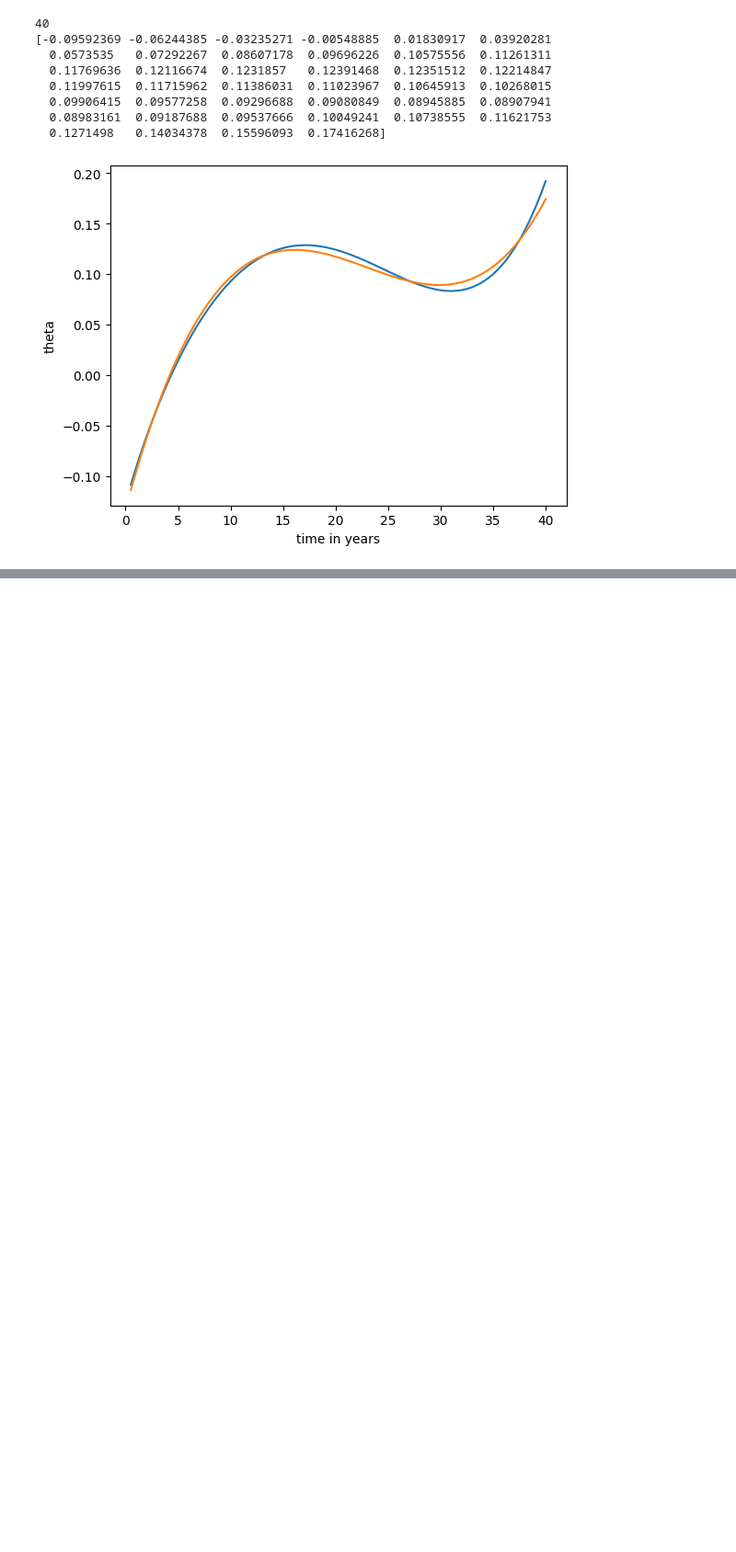
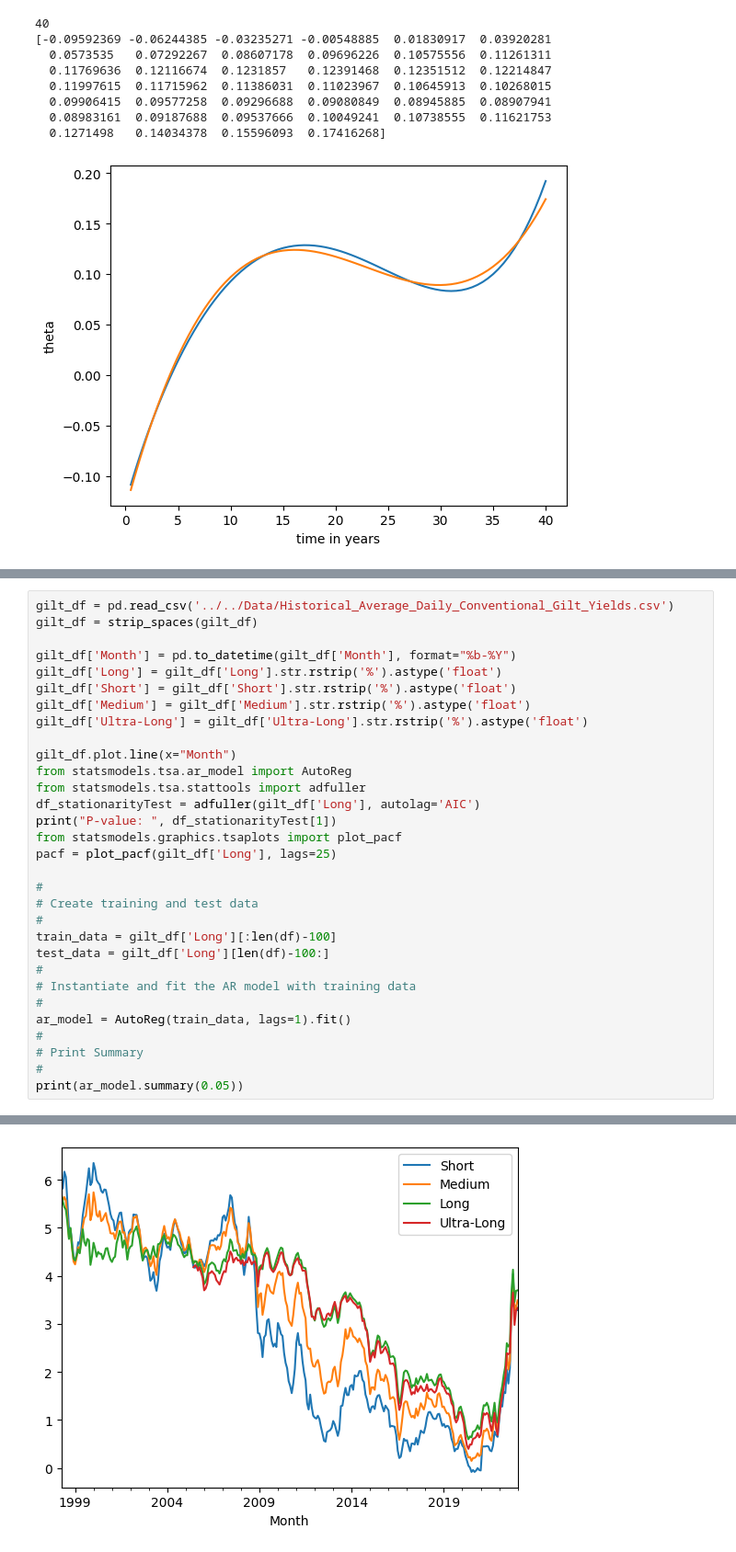
Before and after one commit to sophiebella28/pension_model, a Jupyter notebook: python/calibrate.ipynb, the cells around one changed output, grey strips where cells are left out. Shown: that part at 92% size. Cells and saved outputs as stored; diff of their text form; blank space fills up the shorter version.

```diff
--- a/python/calibrate.ipynb
+++ b/python/calibrate.ipynb
@@ -89,0 +136,32 @@ Ultra-Long -0.868976  0.248395  0.794168  0.938617  0.996863    1.000000
+# %%
+gilt_df = pd.read_csv('../../Data/Historical_Average_Daily_Conventional_Gilt_Yields.csv')
+gilt_df = strip_spaces(gilt_df)
+
+gilt_df['Month'] = pd.to_datetime(gilt_df['Month'], format="%b-%Y")
+gilt_df['Long'] = gilt_df['Long'].str.rstrip('%').astype('float')
+gilt_df['Short'] = gilt_df['Short'].str.rstrip('%').astype('float')
+gilt_df['Medium'] = gilt_df['Medium'].str.rstrip('%').astype('float')
+gilt_df['Ultra-Long'] = gilt_df['Ultra-Long'].str.rstrip('%').astype('float')
+
+gilt_df.plot.line(x="Month")
+from statsmodels.tsa.ar_model import AutoReg
+from statsmodels.tsa.stattools import adfuller
+df_stationarityTest = adfuller(gilt_df['Long'], autolag='AIC')
+print("P-value: ", df_stationarityTest[1])
+from statsmodels.graphics.tsaplots import plot_pacf
+pacf = plot_pacf(gilt_df['Long'], lags=25)
+
+#
+# Create training and test data
+#
+train_data = gilt_df['Long'][:len(df)-100]
+test_data = gilt_df['Long'][len(df)-100:]
+#
+# Instantiate and fit the AR model with training data
+#
+ar_model = AutoReg(train_data, lags=1).fit()
+#
+# Print Summary
+#
+print(ar_model.summary(0.05))
+# %% [output]
@@ -89,0 +185 @@ Ultra-Long -0.868976  0.248395  0.794168  0.938617  0.996863    1.000000
+[figure, added]
```
Also changed, not shown: parts of 3 cells of this notebook, 7 other files.
